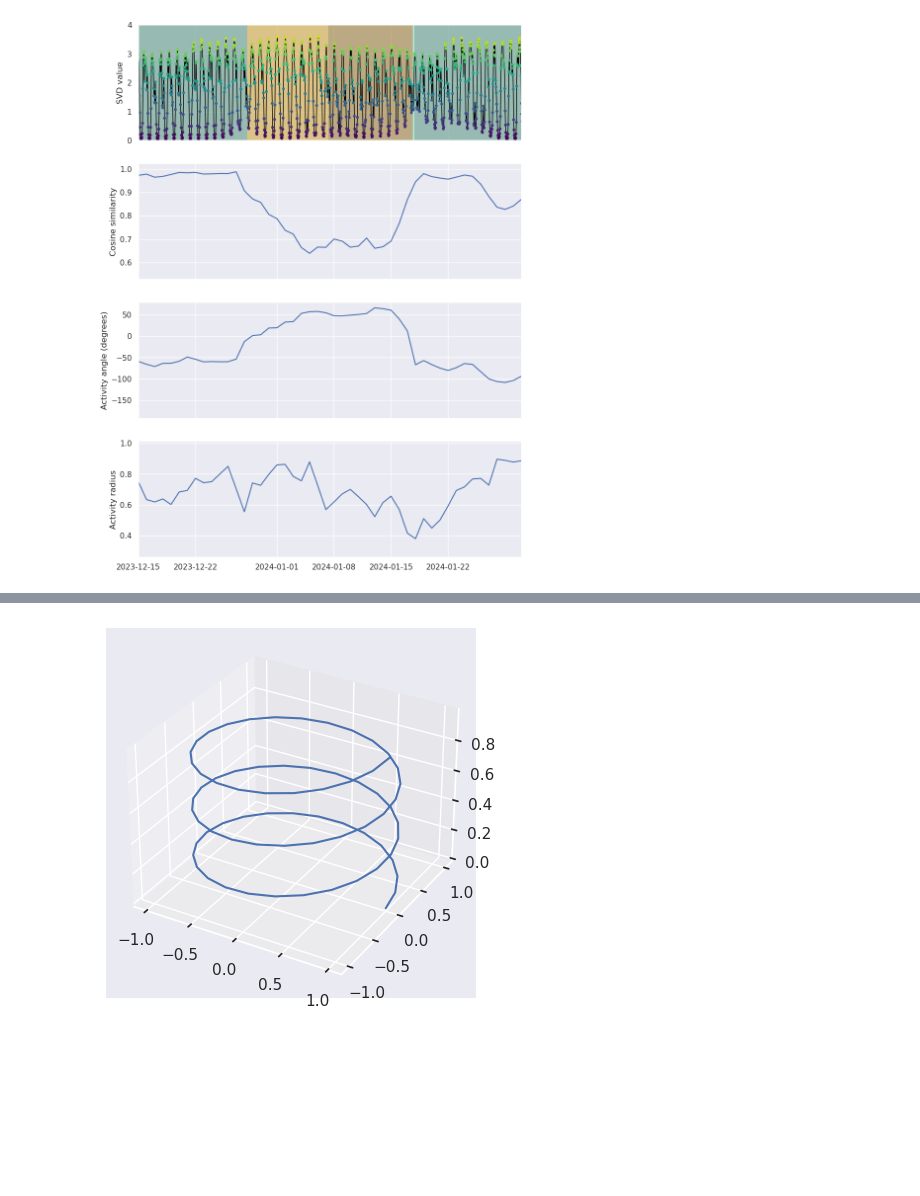
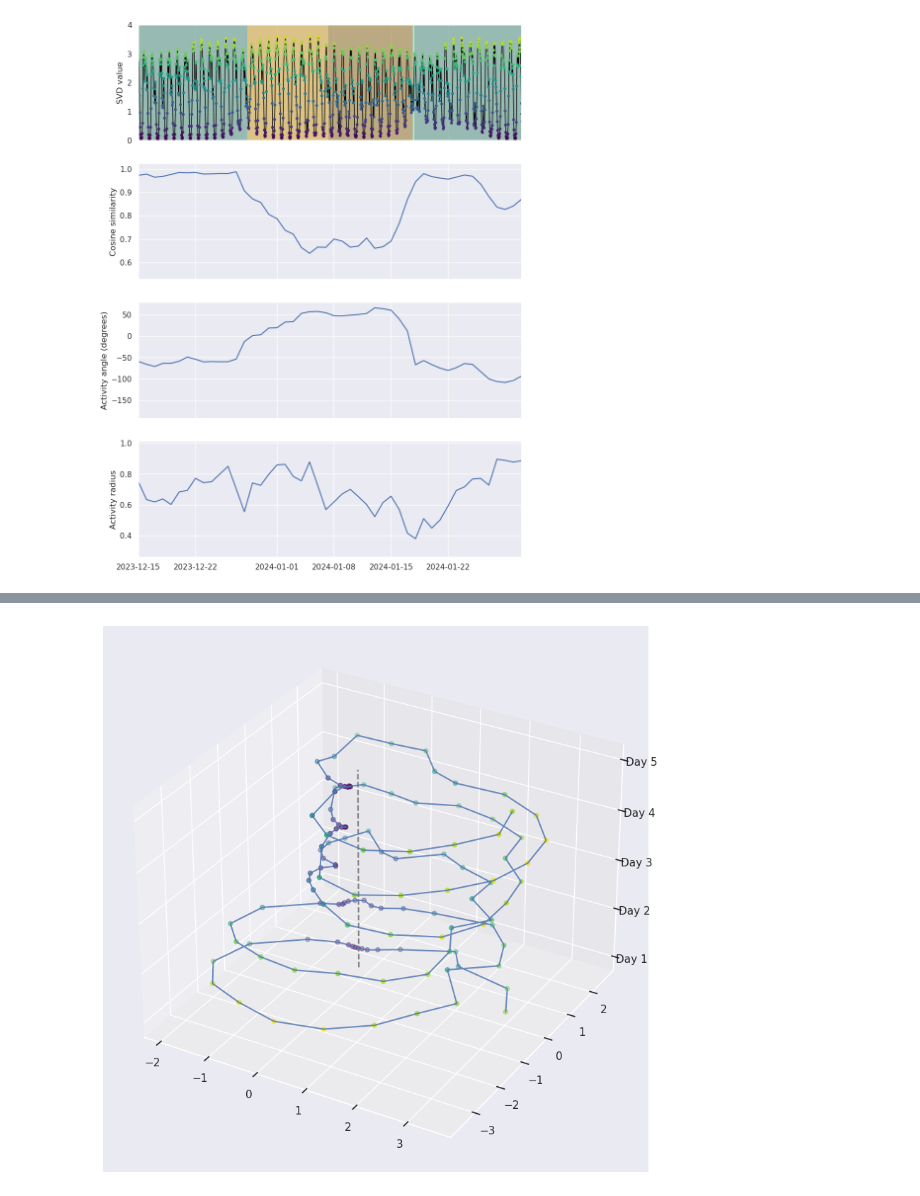
Before and after one commit to Valkje/graph-svd, a Jupyter notebook: analyze_alex.ipynb, the cells around one changed output, grey strips where cells are left out. Saved outputs shown, nothing was run; the diff lists cells and outputs as text; code cells hidden in the pictures; blank space fills up the shorter version.

```diff
--- a/analyze_alex.ipynb
+++ b/analyze_alex.ipynb
@@ -571,8 +724,8 @@ a = ax[0]
 
 colors = {
     'UTC-06:00': '#458B74', # aquamarine4
-    'UTC+09:00': '#CD9B1D', # goldenrod3
-    'UTC+08:00': '#8B6914', # goldenrod4
+    'UTC+08:00': '#CD9B1D', # goldenrod3
+    'UTC+09:00': '#8B6914', # goldenrod4
     'UTC-08:00': '#76EEC6', # aquamarine2
 }
 
@@ -976,0 +1319,15 @@ plt.xlim(min_dt, max_dt)
+# %%
+f_rank=4
+f_alpha=1
+
+f_svd_mats, _ = gsvd.calculate_svd(
+    typing_matrices, alpha=f_alpha, rank=f_rank, train_ratio=0.05, train_tail=True)
+# %%
+# (rank, n_days, n_hours)
+svd_mat_full_tr = f_svd_mats['alex']['train'].reshape((f_rank, -1, 24))
+svd_mat_full_te = f_svd_mats['alex']['test'].reshape((f_rank, -1, 24))
+
+svd_mat_full = np.concatenate((svd_mat_full_te, svd_mat_full_tr), axis=1)
+n_days = svd_mat_full.shape[1]
+
+ikd_df = typing_matrices['alex']['IKD']
@@ -977,21 +1370,34 @@ plt.xlim(min_dt, max_dt)
 # %%
-# Plot cylinder, for practice
+%matplotlib inline
+
 plt.close()
 
-ax = plt.figure().add_subplot(projection='3d')
+fig = plt.figure(figsize=(10, 10))
+ax = fig.add_subplot(projection='3d')
 
-# Three revolutions, 24 steps per revolution
-theta = np.linspace(0, 6, 3*24) * np.pi
+# Data defines radius
+# Select days around a time zone transition
+offset = 15
+n_days = 5
+r = svd_mat[offset:(offset+n_days), :].flatten()
+
+# n_days revolutions, 24 steps per revolution
+theta = np.linspace(0, n_days*2, n_days*24) * np.pi
 
 # Radius is 1, for now
-x = np.cos(theta)
-y = np.sin(theta)
+x = r * np.cos(theta)
+y = r * np.sin(theta)
 
 # Z axis is arbitrary, i.e. not data-dependent
-z = np.arange(0, 1, 1 / len(theta))
+z = np.linspace(0, 1, len(theta))
 
-ax.plot(x, y, z)
+ax.plot([0, 0], [0, 0], [0, 1], color='grey', linestyle='dashed')
+
+ax.plot(x, y, z, alpha=0.8)
+ax.scatter(x, y, z, c=r, cmap='viridis')
+
+ax.set_zticks(np.linspace(0, 1, n_days), [f"Day {i+1}" for i in range(n_days)])
 
 plt.show()
 # %% [output]
-[figure, old version]
+[figure, new version]
```
Also changed, not shown: parts of 66 cells of this notebook, 4 other files.
